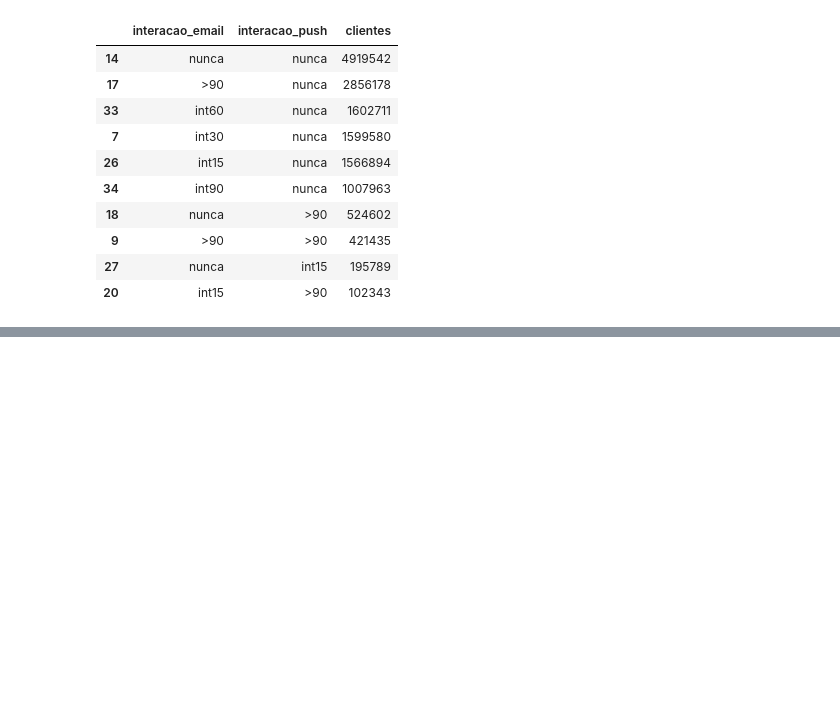
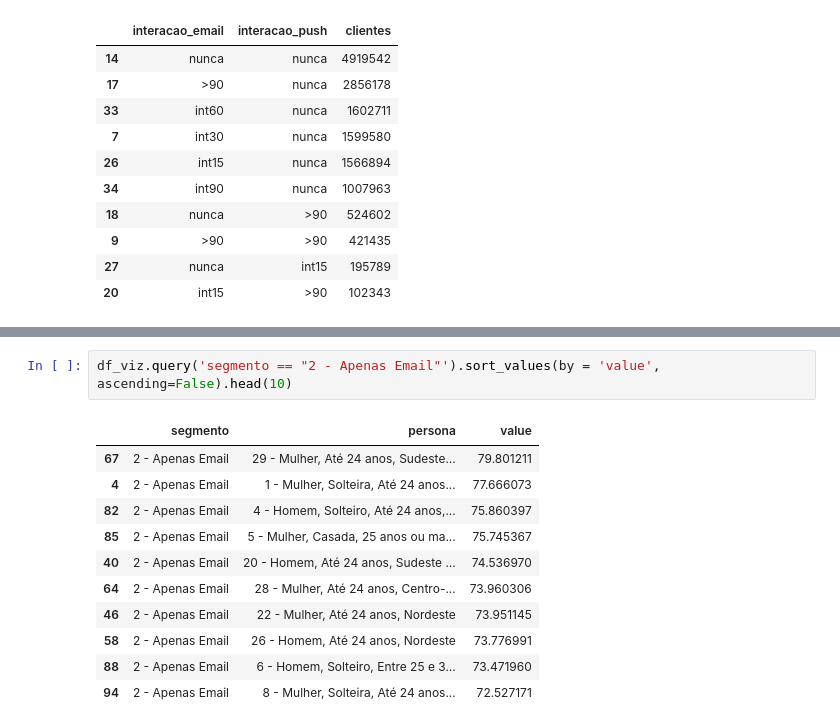
Before and after one commit to FlaviaCostaWill/diretorio_trabalho, a Jupyter notebook: Canais contato/202308 - Analise de canais de contato.ipynb, the cells around one changed output, grey strips where cells are left out. Drawn from its saved outputs; the diff is of its cells as text; blank space fills up the shorter version.

```diff
--- a/Canais contato/202308 - Analise de canais de contato.ipynb
+++ b/Canais contato/202308 - Analise de canais de contato.ipynb
@@ -183,0 +260,14 @@ plt.show()
+# %%
+df_viz.query('segmento == "2 - Apenas Email"').sort_values(by = 'value', ascending=False).head(10)
+# %% [output]
+|  | segmento | persona | value |
+| 67 | 2 - Apenas Email | 29 - Mulher, Até 24 anos, Sudeste... | 79.801211 |
+| 4 | 2 - Apenas Email | 1 - Mulher, Solteira, Até 24 anos... | 77.666073 |
+| 82 | 2 - Apenas Email | 4 - Homem, Solteiro, Até 24 anos,... | 75.860397 |
+| 85 | 2 - Apenas Email | 5 - Mulher, Casada, 25 anos ou ma... | 75.745367 |
+| 40 | 2 - Apenas Email | 20 - Homem, Até 24 anos, Sudeste ... | 74.536970 |
+| 64 | 2 - Apenas Email | 28 - Mulher, Até 24 anos, Centro-... | 73.960306 |
+| 46 | 2 - Apenas Email | 22 - Mulher, Até 24 anos, Nordeste | 73.951145 |
+| 58 | 2 - Apenas Email | 26 - Homem, Até 24 anos, Nordeste | 73.776991 |
+| 88 | 2 - Apenas Email | 6 - Homem, Solteiro, Entre 25 e 3... | 73.471960 |
+| 94 | 2 - Apenas Email | 8 - Mulher, Solteira, Até 24 anos... | 72.527171 |
```
Also changed, not shown: parts of 15 cells of this notebook, 2 other files.
